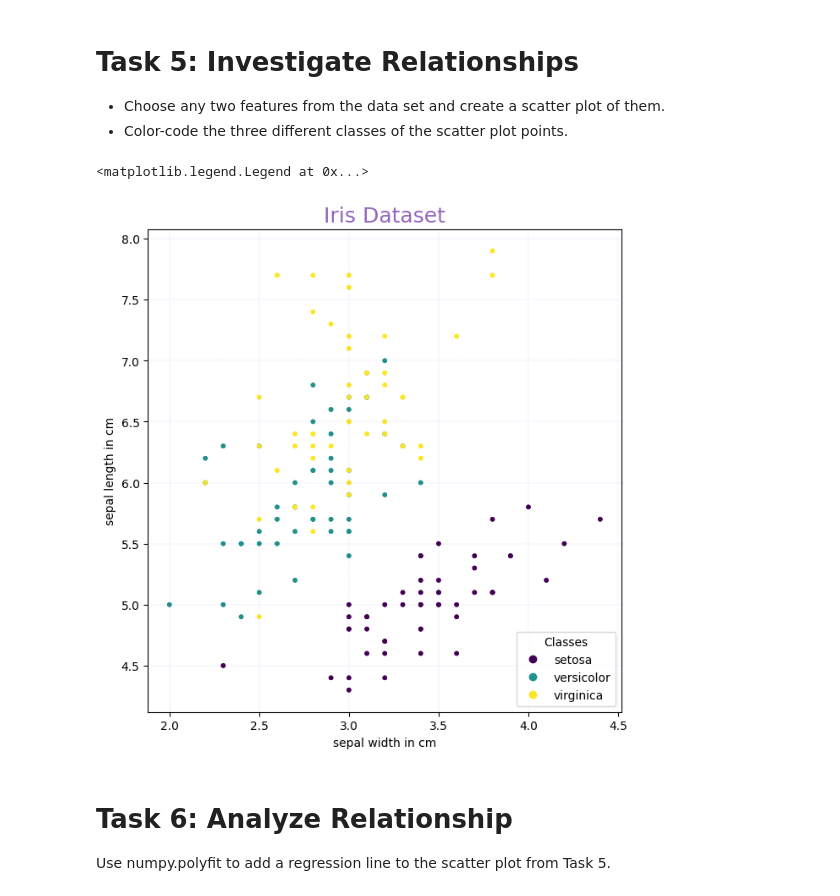
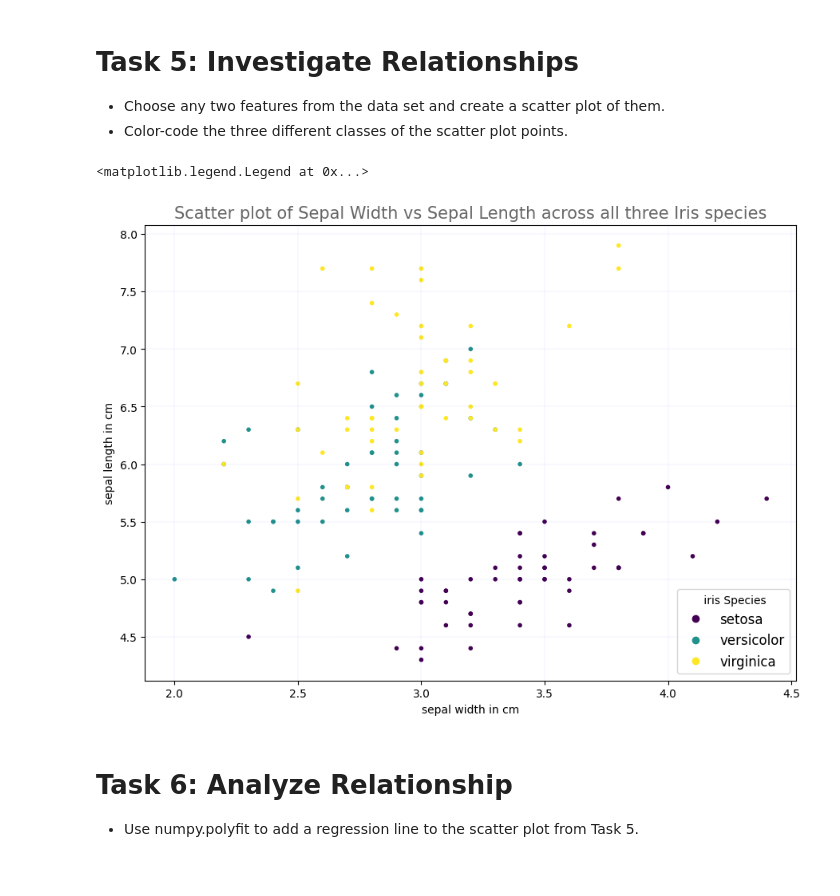
Before and after one commit to Maroua-El-Imame/principles_of_data_analytics, a Jupyter notebook: tasks.ipynb, the cells around one changed output. Cells and saved outputs as stored; diff of their text form; code cells hidden in the pictures.

Commit message:
Task 7

```diff
--- a/tasks.ipynb
+++ b/tasks.ipynb
@@ -262,40 +263,46 @@ Text(0.5, 0.98, 'Iris Dataset')
 * Color-code the three different classes of the scatter plot points.
 # %%
 # scatter plot of both Sepal length and Sepal width from the Iris dataset.
+
+# recall features names
+
+sepal_length = data.data['sepal length (cm)']
+sepal_width  = data.data['sepal width (cm)']
+petal_length = data.data['petal length (cm)']
+petal_width = data.data['petal width (cm)']
 
 # create figure and axis
 fig, ax = plt.subplots()
 
-# recalling dataset classes (targets)
+# recalling dataset classes for color differenciation purposes
 classes = data['target']
 
-# scatter the Sepal width against the Sepal length : sepal width is assigned to x axis, sepal length is assigned to y axis.
-ax.scatter(sepal_width, sepal_length,c=classes, marker='.')
 
 # adding a grid to simplify dataset features reading. Followed the link-below to learn more about the grid function.
-# Reference 5.1 :
+# Reference 5.1 : https://www.w3schools.com/python/matplotlib_grid.asp
 plt.grid(color = 'blue', linestyle = '--', linewidth = 0.05)
 
 # through the link below, I was able to learn more about the color palette.
 # Reference 5.2: https://matplotlib.org/stable/users/explain/colors/colors.html
 
 # set a title and labels
-ax.set_title('Iris Dataset', c='tab:purple', fontsize=18,)
+plt.title('Scatter plot of Sepal Width vs Sepal Length across all three Iris species', c='black', fontsize=15, alpha=0.6)
+
 ax.set_xlabel('sepal width in cm')
 ax.set_ylabel('sepal length in cm')
 
 # I used subplots_adjust to help medjust the subplot layout parameters
 # Reference 5.3 : https://matplotlib.org/stable/api/_as_gen/matplotlib.pyplot.subplots_adjust.html
-plt.subplots_adjust(right=1, top=1.3)
+plt.subplots_adjust(right=1.4, top=1.3)
 
 # assigning a variable called scatter
 scatter = ax.scatter(sepal_width, sepal_length,c=classes, marker='.')
 
 # adding a legend in order to distinguish the 3 different species, and, making sure the legend's location is put in an empty part of the plot.
-ax.legend(scatter.legend_elements()[0], data['target_names'], loc="lower right", title="Classes")
+ax.legend(scatter.legend_elements()[0], data['target_names'], loc="lower right", title=" iris Species", fontsize=12)
 # %% [output]
 <matplotlib.legend.Legend at 0x...>
-[figure, old version]
+[figure, new version]
 # %% [markdown]
 # Task 6: Analyze Relationship
-Use numpy.polyfit to add a regression line to the scatter plot from Task 5.
+* Use numpy.polyfit to add a regression line to the scatter plot from Task 5.
```
Also changed, not shown: parts of 4 cells of this notebook.
